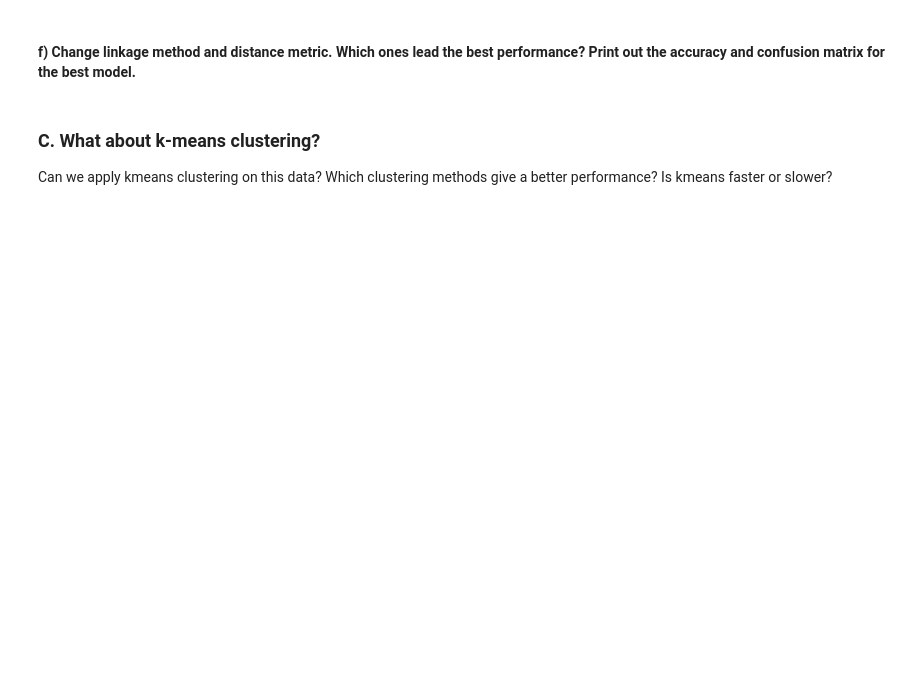
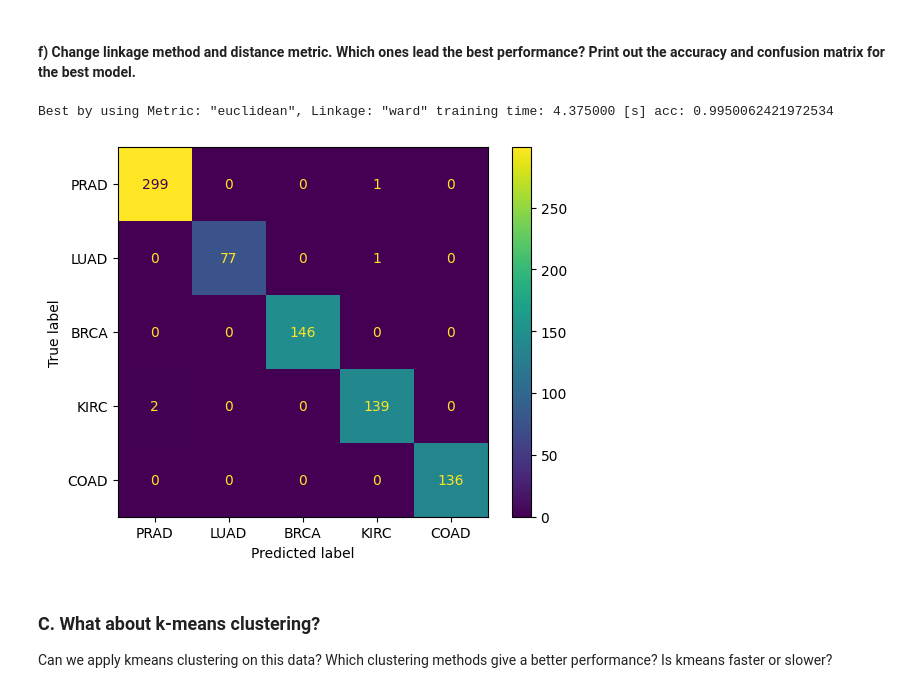
Before and after one commit to yasuomaidana/introduction-to-machine-learning, a Jupyter notebook: Unsupervised Algorithms in Machine Learning/Clustering/Clustering.ipynb, the cells around one changed output. Saved outputs shown, nothing was run; the diff lists cells and outputs as text; code cells hidden in the pictures; blank space fills up the shorter version.

```diff
--- a/Unsupervised Algorithms in Machine Learning/Clustering/Clustering.ipynb
+++ b/Unsupervised Algorithms in Machine Learning/Clustering/Clustering.ipynb
@@ -141,5 +144,27 @@ ConfusionMatrixDisplay(confusion_matrix=confusion_matrix(label["Class"].to_list(
 # %% [markdown]
 #### f) Change linkage method and distance metric. Which ones lead the best performance? Print out the accuracy and confusion matrix for the best model.
+# %%
+metrics = ["euclidean", "l1", "l2", "manhattan", "cosine"]
+linkages = ["complete", "average", "single"]
+metrics_linkages = [(metric, linkage) for metric in metrics for linkage in linkages]
+metrics_linkages.append(("euclidean","ward"))
+max_acc = 0
+label_order = None
+used = None, None, None
+for metric, linkage in metrics_linkages:
+    starting_t = time.process_time()
+    t_model= AgglomerativeClustering(n_clusters=5, metric=metric, linkage=linkage).fit(data)
+    t_order, t_acc = label_permute_compare(label,t_model.labels_)
+    training_time = time.process_time() - starting_t
+    if(t_acc>max_acc):
+        label_order = t_order
+        max_acc = t_acc
+        used = metric, linkage, t_model, training_time, t_acc
+print(f"Best by using Metric: \"{used[0]}\", Linkage: \"{used[1]}\" training time: {used[3]:0.6f} [s] acc: {used[4]}")
+displayConfusionMatrix(label, labelorder, used[2])
+# %% [output]
+Best by using Metric: "euclidean", Linkage: "ward" training time: 4.375000 [s] acc: 0.9950062421972534
+[figure, added]
 # %% [markdown]
 ### C. What about k-means clustering?
 Can we apply kmeans clustering on this data? Which clustering methods give a better performance? Is kmeans faster or slower?
```
Also changed, not shown: parts of 4 cells of this notebook.
